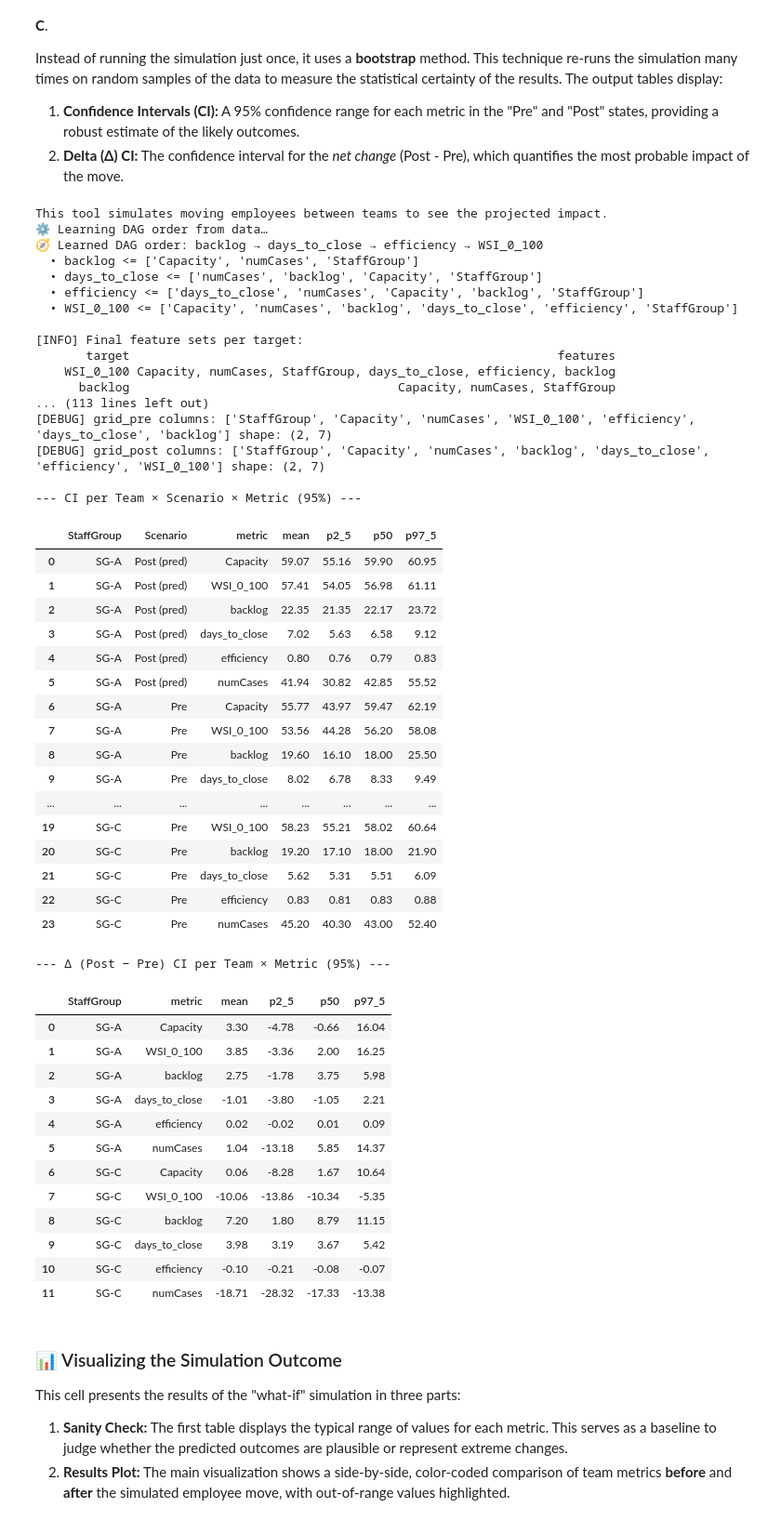
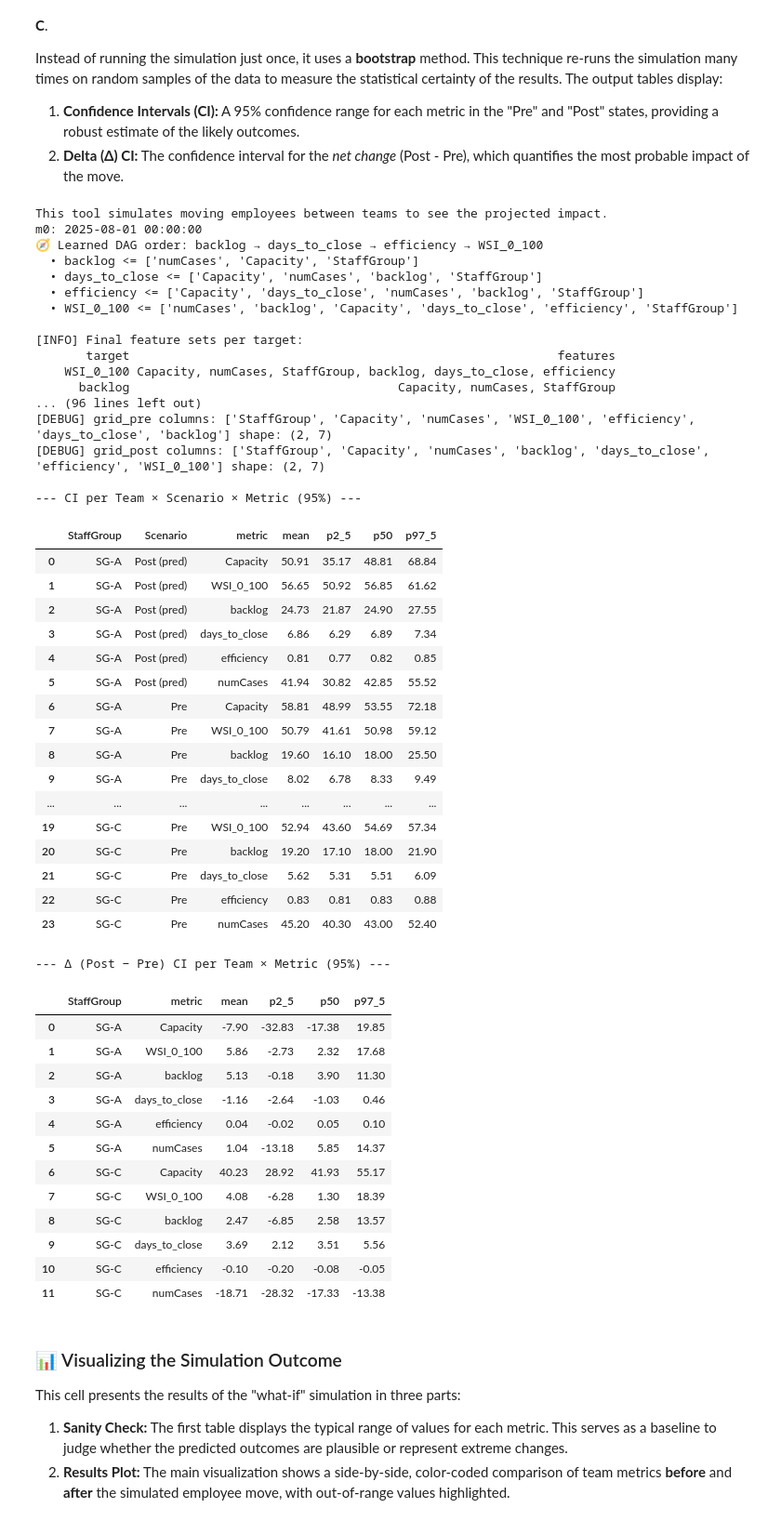
Before and after one commit to imayassi/CAST, a Jupyter notebook: Analytics Simulator.ipynb, the cells around one changed output. Shown at 93% size. Cells and saved outputs as stored; diff of their text form; code cells hidden in the pictures.

```diff
--- a/Analytics Simulator.ipynb
+++ b/Analytics Simulator.ipynb
@@ -640,8 +514,10 @@ wsi_kwargs = dict(
 
 scores_baseline = scores[[cols.date, cols.alias, "Capacity_Score_0_100"]].dropna().copy()
 
+print("m0:", _mstart(df_full["_date_"]).max())
+
 point_estimates, ci_df, delta_ci_df = run_simulation_bootstrap(
-    n_boot=5,   # adjust as needed
+    n_boot=5,
     df_full=df_full,
     scores_baseline=scores_baseline,
     month=df_full["_date_"].max().strftime("%Y-%m"),
@@ -654,65 +530,70 @@ point_estimates, ci_df, delta_ci_df = run_simulation_bootstrap(
     show_predict_samples=False,
     use_causal_sequence="learn",
     feature_scope=my_feature_columns,
-    metrics_for_ci=["Capacity","numCases","WSI_0_100","efficiency","days_to_close","backlog"],  # choose what to report
-    base_seed=12345
+    metrics_for_ci=["Capacity","numCases","WSI_0_100","efficiency","days_to_close","backlog"],
+    base_seed=12345,
+    # NEW:
+    recompute_capacity_post=True,
+    capacity_method="numcases_model",
+    # If you already trained one:
+    # numcases_model=my_pretrained_cap_from_cases_model
 )
 
 grid_pre, grid_post, combined, fig, mse_report, sanity_df = point_estimates
 
 print("\n--- CI per Team × Scenario × Metric (95%) ---")
 display(ci_df)
 
 print("\n--- Δ (Post − Pre) CI per Team × Metric (95%) ---")
 display(delta_ci_df)
 # %% [output]
 This tool simulates moving employees between teams to see the projected impact.
-⚙️ Learning DAG order from data…
+m0: 2025-08-01 00:00:00
 🧭 Learned DAG order: backlog → days_to_close → efficiency → WSI_0_100
-  • backlog <= ['Capacity', 'numCases', 'StaffGroup']
-  • days_to_close <= ['numCases', 'backlog', 'Capacity', 'StaffGroup']
-  • efficiency <= ['days_to_close', 'numCases', 'Capacity', 'backlog', 'StaffGroup']
-  • WSI_0_100 <= ['Capacity', 'numCases', 'backlog', 'days_to_close', 'efficiency', 'StaffGroup']
+  • backlog <= ['numCases', 'Capacity', 'StaffGroup']
+  • days_to_close <= ['Capacity', 'numCases', 'backlog', 'StaffGroup']
+  • efficiency <= ['Capacity', 'days_to_close', 'numCases', 'backlog', 'StaffGroup']
+  • WSI_0_100 <= ['numCases', 'backlog', 'Capacity', 'days_to_close', 'efficiency', 'StaffGroup']
 
 [INFO] Final feature sets per target:
        target                                                           features
-    WSI_0_100 Capacity, numCases, StaffGroup, days_to_close, efficiency, backlog
+    WSI_0_100 Capacity, numCases, StaffGroup, backlog, days_to_close, efficiency
       backlog                                     Capacity, numCases, StaffGroup
-... (113 lines left out)
+... (96 lines left out)
 [DEBUG] grid_pre columns: ['StaffGroup', 'Capacity', 'numCases', 'WSI_0_100', 'efficiency', 'days_to_close', 'backlog'] shape: (2, 7)
 [DEBUG] grid_post columns: ['StaffGroup', 'Capacity', 'numCases', 'backlog', 'days_to_close', 'efficiency', 'WSI_0_100'] shape: (2, 7)
 
 --- CI per Team × Scenario × Metric (95%) ---
 |  | StaffGroup | Scenario | metric | mean | p2_5 | p50 | p97_5 |
-| 0 | SG-A | Post (pred) | Capacity | 59.07 | 55.16 | 59.90 | 60.95 |
-| 1 | SG-A | Post (pred) | WSI_0_100 | 57.41 | 54.05 | 56.98 | 61.11 |
-| 2 | SG-A | Post (pred) | backlog | 22.35 | 21.35 | 22.17 | 23.72 |
-| 3 | SG-A | Post (pred) | days_to_close | 7.02 | 5.63 | 6.58 | 9.12 |
-| 4 | SG-A | Post (pred) | efficiency | 0.80 | 0.76 | 0.79 | 0.83 |
+| 0 | SG-A | Post (pred) | Capacity | 50.91 | 35.17 | 48.81 | 68.84 |
+| 1 | SG-A | Post (pred) | WSI_0_100 | 56.65 | 50.92 | 56.85 | 61.62 |
+| 2 | SG-A | Post (pred) | backlog | 24.73 | 21.87 | 24.90 | 27.55 |
+| 3 | SG-A | Post (pred) | days_to_close | 6.86 | 6.29 | 6.89 | 7.34 |
+| 4 | SG-A | Post (pred) | efficiency | 0.81 | 0.77 | 0.82 | 0.85 |
 | 5 | SG-A | Post (pred) | numCases | 41.94 | 30.82 | 42.85 | 55.52 |
-| 6 | SG-A | Pre | Capacity | 55.77 | 43.97 | 59.47 | 62.19 |
-| 7 | SG-A | Pre | WSI_0_100 | 53.56 | 44.28 | 56.20 | 58.08 |
+| 6 | SG-A | Pre | Capacity | 58.81 | 48.99 | 53.55 | 72.18 |
+| 7 | SG-A | Pre | WSI_0_100 | 50.79 | 41.61 | 50.98 | 59.12 |
 | 8 | SG-A | Pre | backlog | 19.60 | 16.10 | 18.00 | 25.50 |
 | 9 | SG-A | Pre | days_to_close | 8.02 | 6.78 | 8.33 | 9.49 |
 | ... | ... | ... | ... | ... | ... | ... | ... |
-| 19 | SG-C | Pre | WSI_0_100 | 58.23 | 55.21 | 58.02 | 60.64 |
+| 19 | SG-C | Pre | WSI_0_100 | 52.94 | 43.60 | 54.69 | 57.34 |
 | 20 | SG-C | Pre | backlog | 19.20 | 17.10 | 18.00 | 21.90 |
 | 21 | SG-C | Pre | days_to_close | 5.62 | 5.31 | 5.51 | 6.09 |
 | 22 | SG-C | Pre | efficiency | 0.83 | 0.81 | 0.83 | 0.88 |
 | 23 | SG-C | Pre | numCases | 45.20 | 40.30 | 43.00 | 52.40 |
 --- Δ (Post − Pre) CI per Team × Metric (95%) ---
 |  | StaffGroup | metric | mean | p2_5 | p50 | p97_5 |
-| 0 | SG-A | Capacity | 3.30 | -4.78 | -0.66 | 16.04 |
-| 1 | SG-A | WSI_0_100 | 3.85 | -3.36 | 2.00 | 16.25 |
-| 2 | SG-A | backlog | 2.75 | -1.78 | 3.75 | 5.98 |
-| 3 | SG-A | days_to_close | -1.01 | -3.80 | -1.05 | 2.21 |
-| 4 | SG-A | efficiency | 0.02 | -0.02 | 0.01 | 0.09 |
+| 0 | SG-A | Capacity | -7.90 | -32.83 | -17.38 | 19.85 |
+| 1 | SG-A | WSI_0_100 | 5.86 | -2.73 | 2.32 | 17.68 |
+| 2 | SG-A | backlog | 5.13 | -0.18 | 3.90 | 11.30 |
+| 3 | SG-A | days_to_close | -1.16 | -2.64 | -1.03 | 0.46 |
+| 4 | SG-A | efficiency | 0.04 | -0.02 | 0.05 | 0.10 |
 | 5 | SG-A | numCases | 1.04 | -13.18 | 5.85 | 14.37 |
-| 6 | SG-C | Capacity | 0.06 | -8.28 | 1.67 | 10.64 |
-| 7 | SG-C | WSI_0_100 | -10.06 | -13.86 | -10.34 | -5.35 |
-| 8 | SG-C | backlog | 7.20 | 1.80 | 8.79 | 11.15 |
-| 9 | SG-C | days_to_close | 3.98 | 3.19 | 3.67 | 5.42 |
-| 10 | SG-C | efficiency | -0.10 | -0.21 | -0.08 | -0.07 |
+| 6 | SG-C | Capacity | 40.23 | 28.92 | 41.93 | 55.17 |
+| 7 | SG-C | WSI_0_100 | 4.08 | -6.28 | 1.30 | 18.39 |
+| 8 | SG-C | backlog | 2.47 | -6.85 | 2.58 | 13.57 |
+| 9 | SG-C | days_to_close | 3.69 | 2.12 | 3.51 | 5.56 |
+| 10 | SG-C | efficiency | -0.10 | -0.20 | -0.08 | -0.05 |
 | 11 | SG-C | numCases | -18.71 | -28.32 | -17.33 | -13.38 |
 # %% [markdown]
 ### 📊 Visualizing the Simulation Outcome
```
Also changed, not shown: parts of 12 cells of this notebook, 1 other file.
